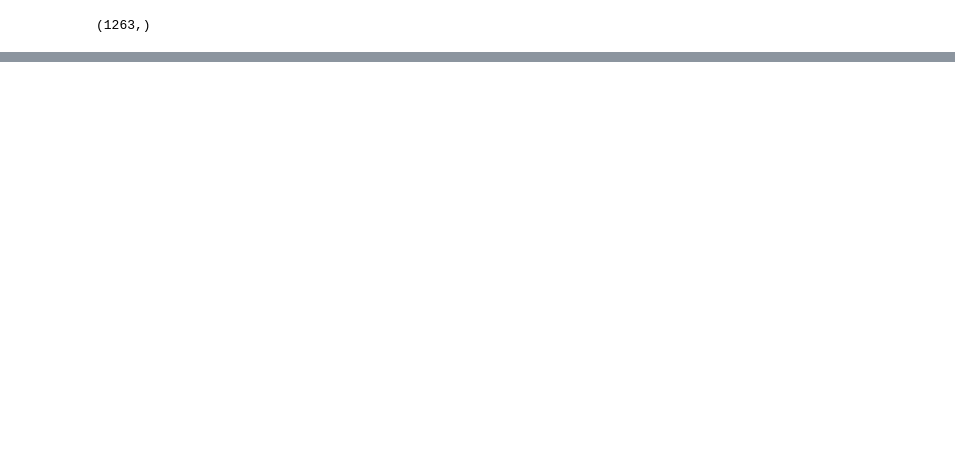
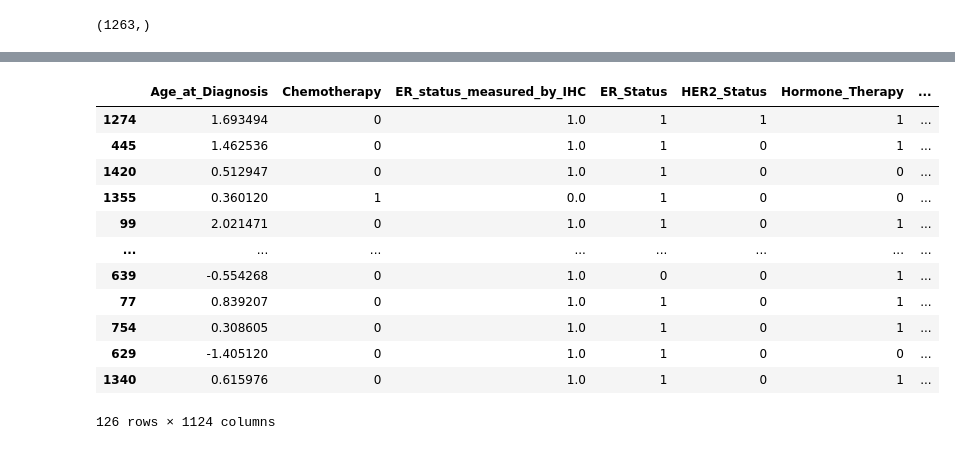
Before and after one commit to caitlynmn/BIOSTAT824_Final_Project, a Jupyter notebook: Data/Data_Cleaning.ipynb, the cells around one changed output, grey strips where cells are left out. Drawn from its saved outputs; the diff is of its cells as text; code cells hidden in the pictures; blank space fills up the shorter version.

```diff
--- a/Data/Data_Cleaning.ipynb
+++ b/Data/Data_Cleaning.ipynb
@@ -151,0 +184,17 @@ print(X_test.shape), print(y_test.shape)
+# %%
+X_valid_scaled = scaling_fun(X_valid)
+X_valid_scaled
+# %% [output]
+|  | Age_at_Diagnosis | Chemotherapy | ER_status_measured_by_IHC | ER_Status | HER2_Status | Hormone_Therapy | ... |
+| 1274 | 1.693494 | 0 | 1.0 | 1 | 1 | 1 | ... |
+| 445 | 1.462536 | 0 | 1.0 | 1 | 0 | 1 | ... |
+| 1420 | 0.512947 | 0 | 1.0 | 1 | 0 | 0 | ... |
+| 1355 | 0.360120 | 1 | 0.0 | 1 | 0 | 0 | ... |
+| 99 | 2.021471 | 0 | 1.0 | 1 | 0 | 1 | ... |
+| ... | ... | ... | ... | ... | ... | ... | ... |
+| 639 | -0.554268 | 0 | 1.0 | 0 | 0 | 1 | ... |
+| 77 | 0.839207 | 0 | 1.0 | 1 | 0 | 1 | ... |
+| 754 | 0.308605 | 0 | 1.0 | 1 | 0 | 1 | ... |
+| 629 | -1.405120 | 0 | 1.0 | 1 | 0 | 0 | ... |
+| 1340 | 0.615976 | 0 | 1.0 | 1 | 0 | 1 | ... |
+126 rows × 1124 columns
```
Also changed, not shown: parts of 9 cells of this notebook, 5 other files.
